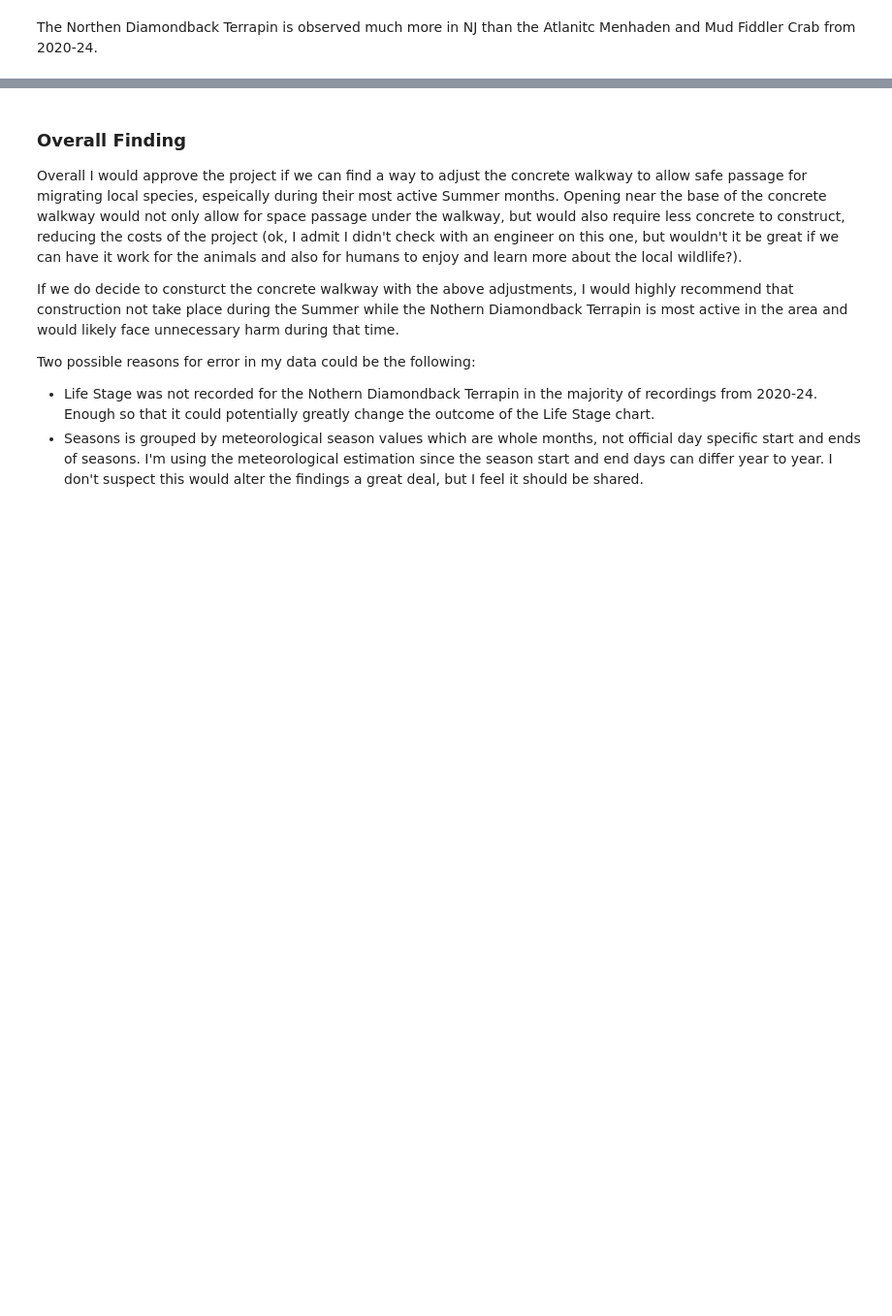
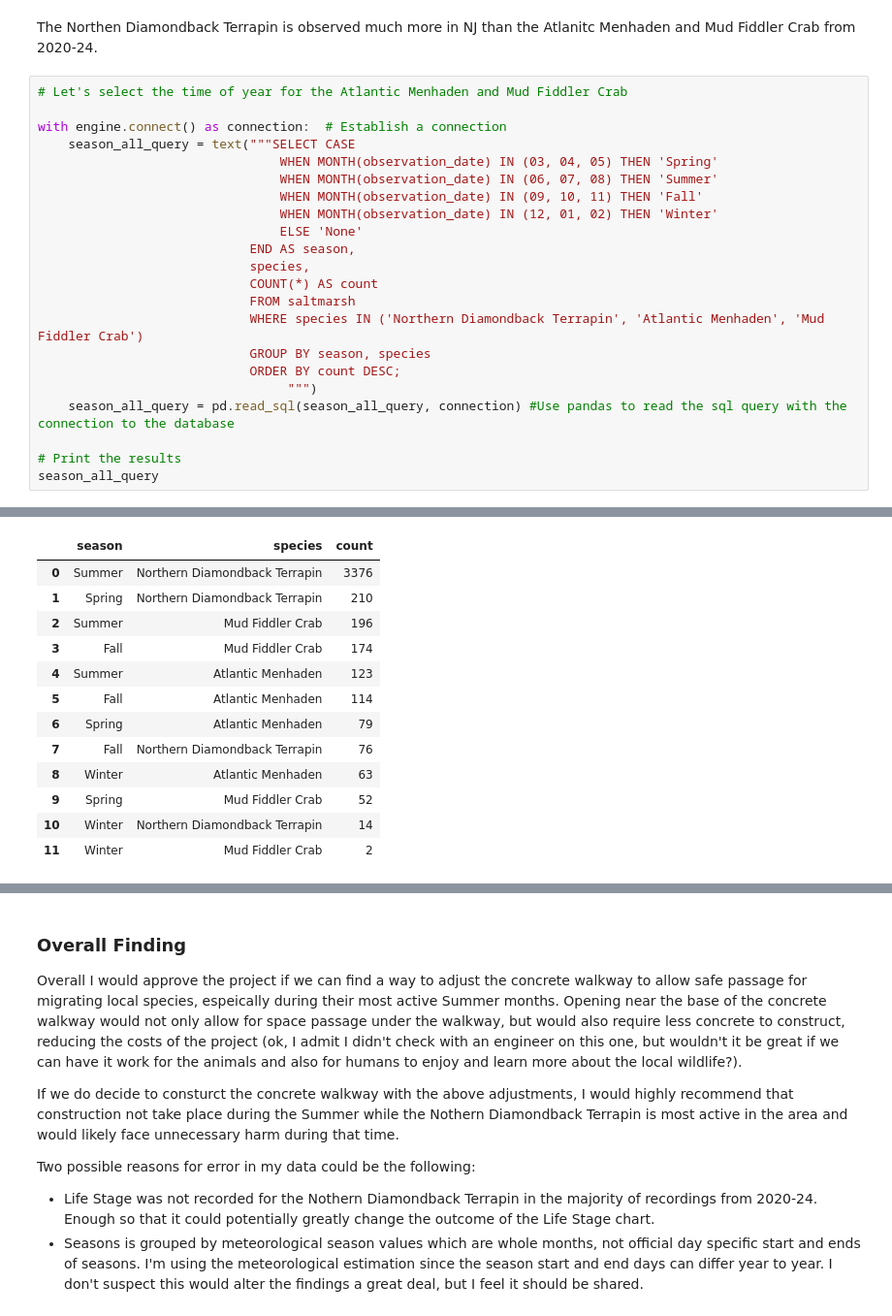
Before and after one commit to joedag32/DSSA-5102_Spring2025, a Jupyter notebook: Assignments/Assignment_10/Assignment10_Dagostino.ipynb, the cells around one changed output, grey strips where cells are left out. Shown at 97% size. Saved outputs shown, nothing was run; the diff lists cells and outputs as text; blank space fills up the shorter version.

```diff
--- a/Assignments/Assignment_10/Assignment10_Dagostino.ipynb
+++ b/Assignments/Assignment_10/Assignment10_Dagostino.ipynb
@@ -799,3 +799,26 @@ plt.show()
 [figure]
 # %% [markdown]
 The Northen Diamondback Terrapin is observed much more in NJ than the Atlanitc Menhaden and Mud Fiddler Crab from 2020-24.
+# %%
+# Let's select the time of year for the Atlantic Menhaden and Mud Fiddler Crab
+
+with engine.connect() as connection:  # Establish a connection
+    season_all_query = text("""SELECT CASE
+                                WHEN MONTH(observation_date) IN (03, 04, 05) THEN 'Spring'
+                                WHEN MONTH(observation_date) IN (06, 07, 08) THEN 'Summer'
+                                WHEN MONTH(observation_date) IN (09, 10, 11) THEN 'Fall'
+                                WHEN MONTH(observation_date) IN (12, 01, 02) THEN 'Winter'
+                                ELSE 'None'
+                            END AS season,
+                            species,
+                            COUNT(*) AS count
+                            FROM saltmarsh
+                            WHERE species IN ('Northern Diamondback Terrapin', 'Atlantic Menhaden', 'Mud Fiddler Crab')
+                            GROUP BY season, species
+                            ORDER BY count DESC;
+                                 """)
+    season_all_query = pd.read_sql(season_all_query, connection) #Use pandas to read the sql query with the connection to the database
+
+# Print the results
+season_all_query
+# %% [output]
@@ -801,0 +826,13 @@ The Northen Diamondback Terrapin is observed much more in NJ than the Atlanitc M
+|  | season | species | count |
+| 0 | Summer | Northern Diamondback Terrapin | 3376 |
+| 1 | Spring | Northern Diamondback Terrapin | 210 |
+| 2 | Summer | Mud Fiddler Crab | 196 |
+| 3 | Fall | Mud Fiddler Crab | 174 |
+| 4 | Summer | Atlantic Menhaden | 123 |
+| 5 | Fall | Atlantic Menhaden | 114 |
+| 6 | Spring | Atlantic Menhaden | 79 |
+| 7 | Fall | Northern Diamondback Terrapin | 76 |
+| 8 | Winter | Atlantic Menhaden | 63 |
+| 9 | Spring | Mud Fiddler Crab | 52 |
+| 10 | Winter | Northern Diamondback Terrapin | 14 |
+| 11 | Winter | Mud Fiddler Crab | 2 |
```
Also changed, not shown: parts of 4 cells of this notebook.
